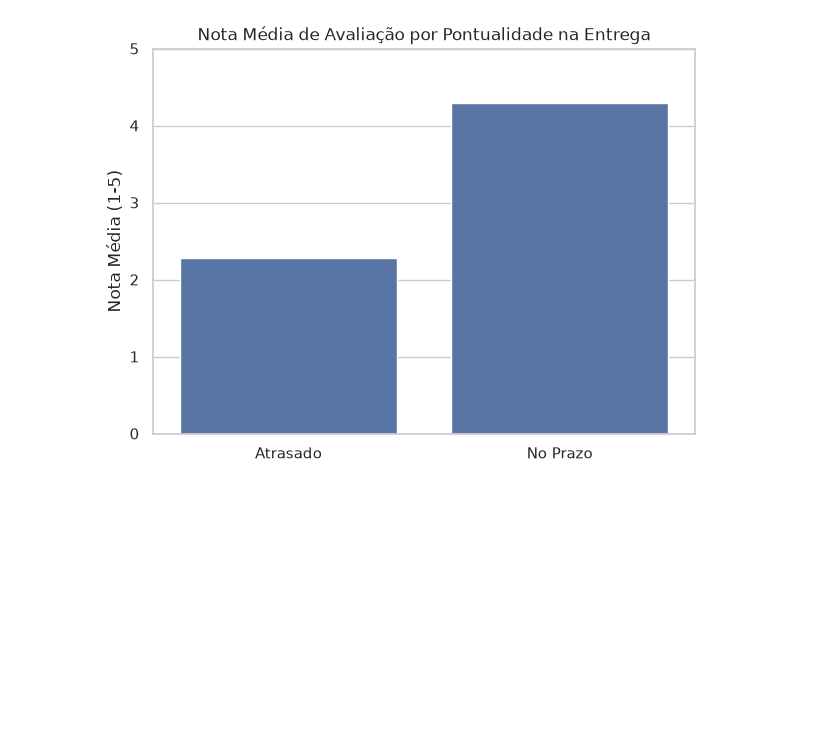
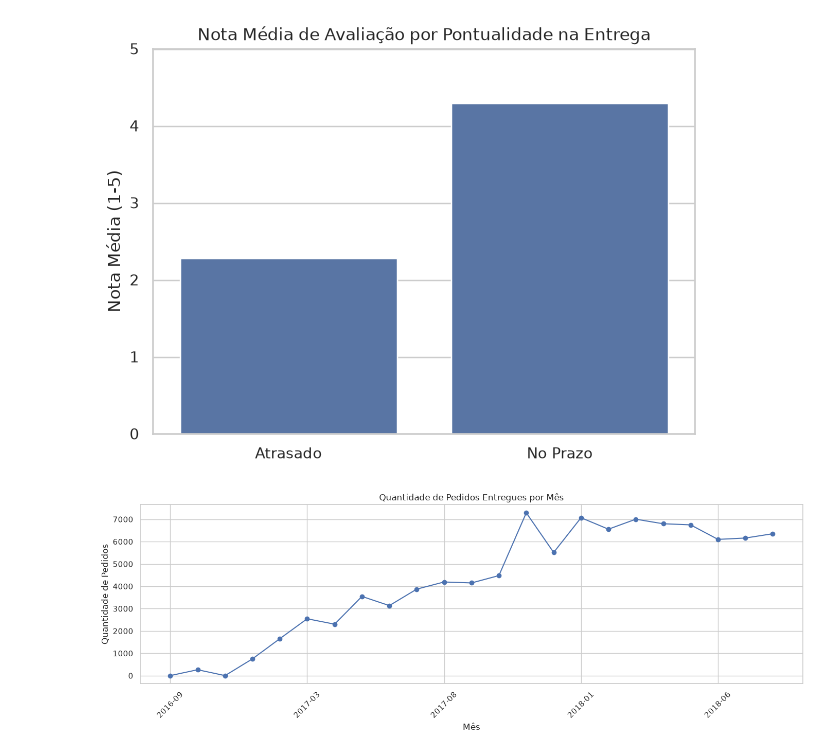
Before and after one commit to VictorMeirellesG/olist-ecommerce-analysis, a Jupyter notebook: notebooks/01_eda.ipynb, the cells around one changed output. Saved outputs shown, nothing was run; the diff lists cells and outputs as text; code cells hidden in the pictures; blank space fills up the shorter version.

```diff
--- a/notebooks/01_eda.ipynb
+++ b/notebooks/01_eda.ipynb
@@ -254,3 +254,18 @@ plt.ylim(0, 5)
 plt.show()
 # %% [output]
 [figure]
+# %%
+delivered['order_month'] = delivered['order_purchase_timestamp'].dt.to_period('M').astype(str)
+
+orders_by_month = delivered.groupby('order_month').size()
+
+plt.figure(figsize=(14, 5))
+orders_by_month.plot(kind='line', marker='o')
+plt.title('Quantidade de Pedidos Entregues por Mês')
+plt.xlabel('Mês')
+plt.ylabel('Quantidade de Pedidos')
+plt.xticks(rotation=45)
+plt.tight_layout()
+plt.show()
+# %% [output]
+[figure, added]
```
Also changed, not shown: parts of 3 cells of this notebook.
